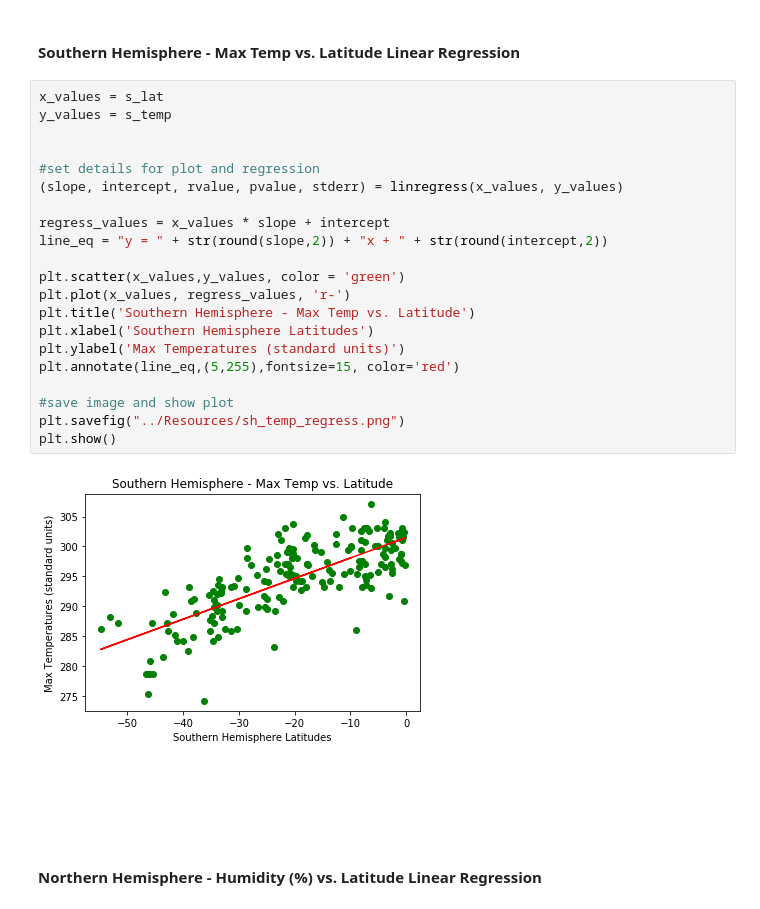
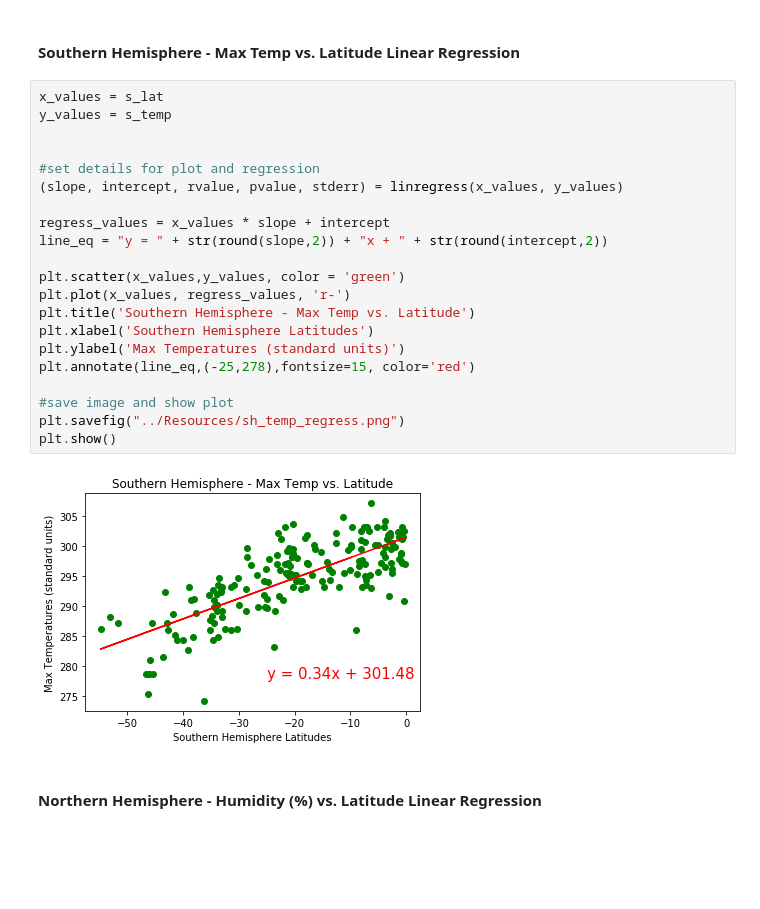
Before and after one commit to gigilynne/python-api-challenge, a Jupyter notebook: WeatherPy/WeatherPy.ipynb, the cells around one changed output. Cells and saved outputs as stored; diff of their text form; blank space fills up the shorter version.

```diff
--- a/WeatherPy/WeatherPy.ipynb
+++ b/WeatherPy/WeatherPy.ipynb
@@ -401,26 +401,26 @@ plt.show()
 # %%
 x_values = s_lat
 y_values = s_temp
 
 
 #set details for plot and regression
 (slope, intercept, rvalue, pvalue, stderr) = linregress(x_values, y_values)
 
 regress_values = x_values * slope + intercept
 line_eq = "y = " + str(round(slope,2)) + "x + " + str(round(intercept,2))
 
 plt.scatter(x_values,y_values, color = 'green')
 plt.plot(x_values, regress_values, 'r-')
 plt.title('Southern Hemisphere - Max Temp vs. Latitude')
 plt.xlabel('Southern Hemisphere Latitudes')
 plt.ylabel('Max Temperatures (standard units)')
-plt.annotate(line_eq,(5,255),fontsize=15, color='red')
+plt.annotate(line_eq,(-25,278),fontsize=15, color='red')
 
 #save image and show plot
 plt.savefig("../Resources/sh_temp_regress.png")
 plt.show()
 # %% [output]
-[figure, old version]
+[figure, new version]
 # %% [markdown]
 ####  Northern Hemisphere - Humidity (%) vs. Latitude Linear Regression
 # %%
```
